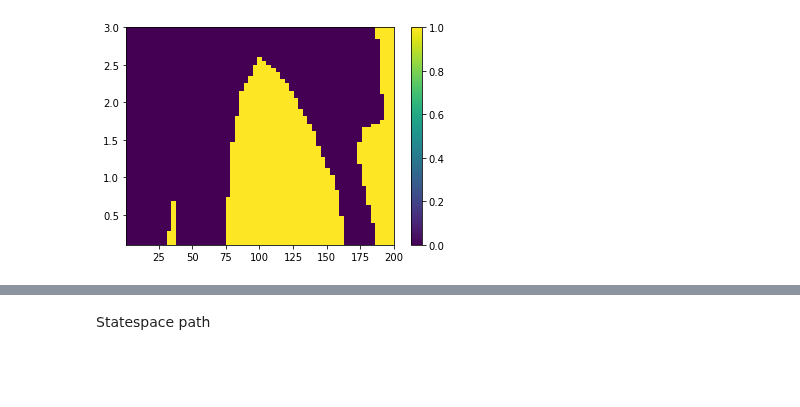
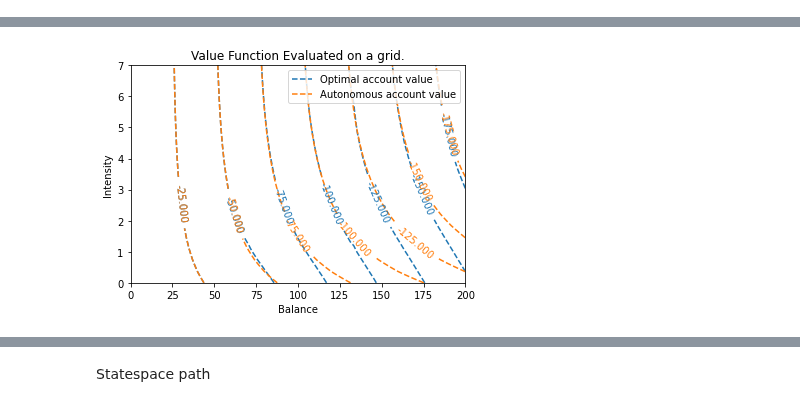
Before and after one commit to majkee15/credit_collections_rl, a Jupyter notebook: learning/notebooks/explore_learned_policies.ipynb, the cells around one changed output, grey strips where cells are left out. Cells and saved outputs as stored; diff of their text form; code cells hidden in the pictures; blank space fills up the shorter version.

```diff
--- a/learning/notebooks/explore_learned_policies.ipynb
+++ b/learning/notebooks/explore_learned_policies.ipynb
@@ -142,6 +159,0 @@ for i, xp in enumerate(w_normalized):
-# %%
-plt.pcolor(ww, ll, p)
-plt.colorbar()
-plt.show()
-# %% [output]
-[figure, removed]
@@ -147,0 +166,5 @@ plt.show()
+# %%
+oav = OAV(agent.env.params, agent.env.w0, lmax=7)
+oav.solve_v()
+fig, ax = oav.plot_vf(plot_aav_flag=True)
+# %% [output]
@@ -148 +185,2 @@ plt.show()
+[figure, added]
 # %%
```
Also changed, not shown: parts of 89 cells of this notebook, 15 other files.
